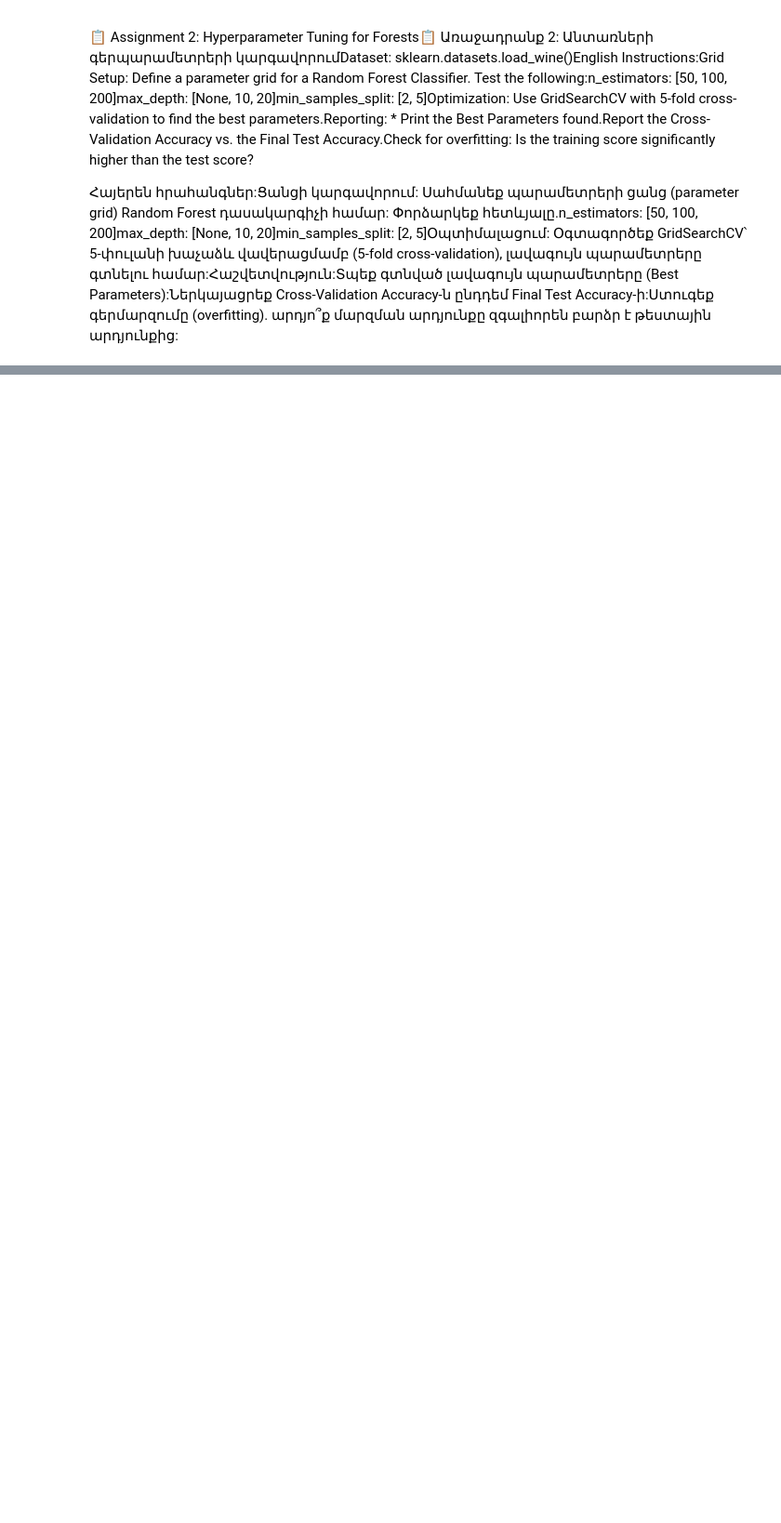
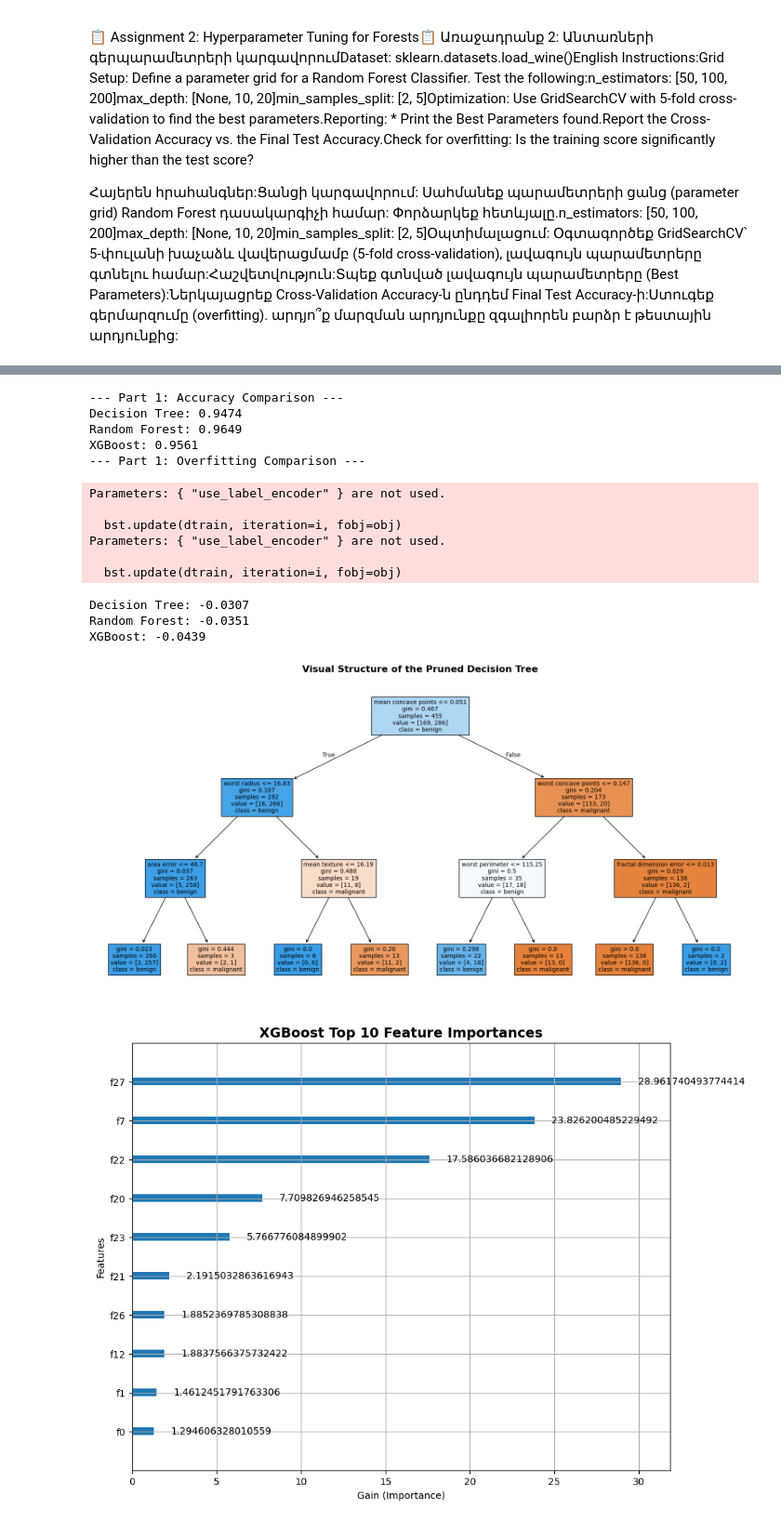
Before and after one commit to iamlajoya21/ml_bootcamp, a Jupyter notebook: current/classwork/Mar24.ipynb, the cells around one changed output, grey strips where cells are left out. Shown at 93% size. Cells and saved outputs as stored; diff of their text form; code cells hidden in the pictures; blank space fills up the shorter version.

```diff
--- a/current/classwork/Mar24.ipynb
+++ b/current/classwork/Mar24.ipynb
@@ -30,0 +10,70 @@ Test Set Accuracy: 1.0000
+# %%
+import pandas as pd
+import matplotlib.pyplot as plt
+from sklearn.datasets import load_breast_cancer, load_wine
+from sklearn.model_selection import train_test_split, GridSearchCV
+from sklearn.tree import DecisionTreeClassifier, plot_tree
+from sklearn.ensemble import RandomForestClassifier
+from xgboost import XGBClassifier, plot_importance
+from sklearn.metrics import accuracy_score
+
+# =============================================================================
+# --- SOLUTION 1: COMPARISON & VISUALIZATION (Breast Cancer) ---
+# =============================================================================
+cancer = load_breast_cancer()
+X1, y1 = cancer.data, cancer.target
+X1_train, X1_test, y1_train, y1_test = train_test_split(X1, y1, test_size=0.2, random_state=42)
+
+# Instantiate models
+dt = DecisionTreeClassifier(max_depth=3, random_state=42) # Pruned depth for visual clarity
+rf = RandomForestClassifier(n_estimators=100, random_state=42)
+xgb = XGBClassifier(use_label_encoder=False, eval_metric='logloss', random_state=42)
+
+# Train and Print Accuracy
+print("--- Part 1: Accuracy Comparison ---")
+for name, model in [("Decision Tree", dt), ("Random Forest", rf), ("XGBoost", xgb)]:
+    model.fit(X1_train, y1_train)
+    y_pred = model.predict(X1_test)
+    print(f"{name}: {accuracy_score(y1_test, y_pred):.4f}")
+
+
+# Possible overfitting
+print("--- Part 1: Overfitting Comparison ---")
+for name, model in [("Decision Tree", dt), ("Random Forest", rf), ("XGBoost", xgb)]:
+    model.fit(X1_train, y1_train)
+    y_pred = model.predict(X1_test)
+    print(f"{name}: {accuracy_score(y1_test, y_pred)  - accuracy_score(y1_train, model.predict(X1_train)) :.4f}")
+
+# --- VISUALIZATION 1.1: Plotting Single Decision Tree ---
+plt.figure(figsize=(20,10))
+plot_tree(dt,
+          filled=True, # Color nodes by dominant class
+          feature_names=cancer.feature_names,
+          class_names=cancer.target_names,
+          fontsize=10)
+plt.title("Visual Structure of the Pruned Decision Tree", fontsize=16, fontweight='bold')
+plt.show()
+
+# --- VISUALIZATION 1.2: Plotting XGBoost Feature Importance ---
+# We sort them and show only top 10 for clarity
+fig, ax = plt.subplots(figsize=(10, 8))
+plot_importance(xgb, ax=ax, max_num_features=10, importance_type='gain', xlabel='Gain (Importance)')
+plt.title("XGBoost Top 10 Feature Importances", fontsize=14, fontweight='bold')
+plt.show()
+# %% [output]
+--- Part 1: Accuracy Comparison ---
+Decision Tree: 0.9474
+Random Forest: 0.9649
+XGBoost: 0.9561
+--- Part 1: Overfitting Comparison ---
+Parameters: { "use_label_encoder" } are not used.
+
+  bst.update(dtrain, iteration=i, fobj=obj)
+Parameters: { "use_label_encoder" } are not used.
+
+  bst.update(dtrain, iteration=i, fobj=obj)
+Decision Tree: -0.0307
+Random Forest: -0.0351
+XGBoost: -0.0439
+[figure, added]
+[figure, added]
```
Also changed, not shown: parts of 5 cells of this notebook, 5 other files.
